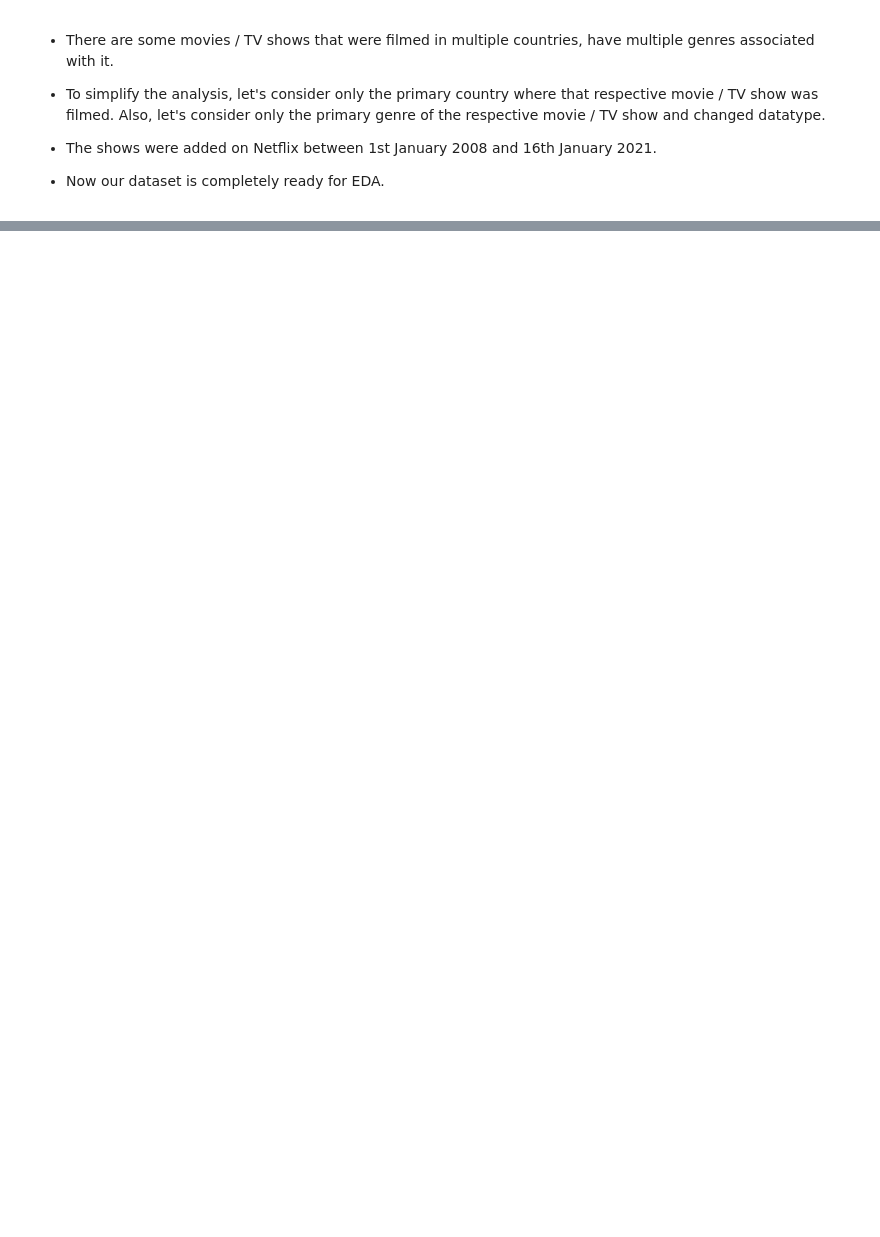
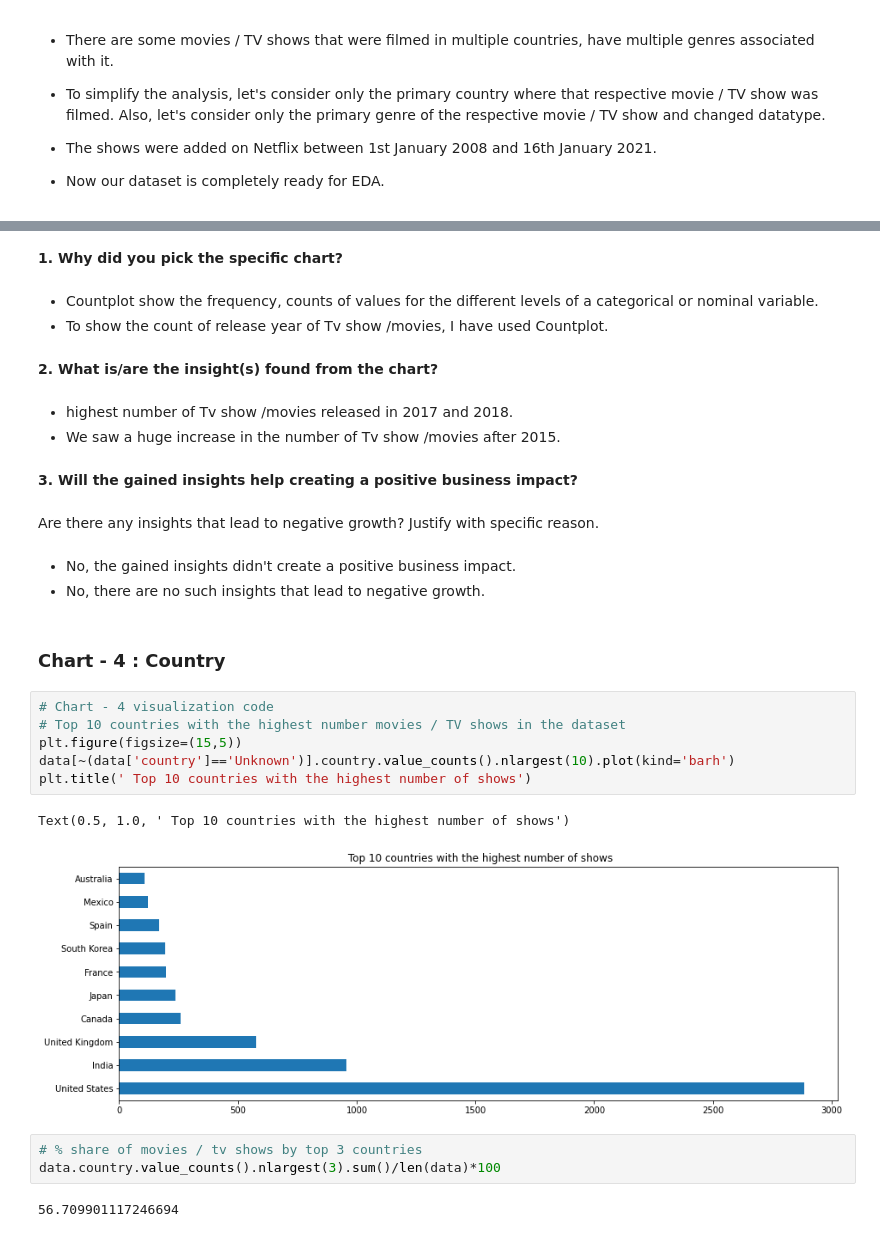
Before and after one commit to Sairindhrijena/Netflix-Movies-and-TV-Shows-Clustering, a Jupyter notebook: Netflix_Movies_and_TV_Shows_Clustering.ipynb, the cells around one changed output, grey strips where cells are left out. Cells and saved outputs as stored; diff of their text form; blank space fills up the shorter version.

```diff
--- a/Netflix_Movies_and_TV_Shows_Clustering.ipynb
+++ b/Netflix_Movies_and_TV_Shows_Clustering.ipynb
@@ -497,0 +578,39 @@ memory usage: 791.0+ KB
+# %% [markdown]
+**1. Why did you pick the specific chart?**
+# %% [markdown]
+
+
+*   Countplot show the frequency, counts of values for the different levels of a categorical or nominal variable.
+*  To show the count of release year of Tv show /movies, I have used Countplot.
+# %% [markdown]
+**2. What is/are the insight(s) found from the chart?**
+# %% [markdown]
+
+
+*   highest number of Tv show /movies released in 2017 and 2018.
+*   We saw a huge increase in the number of Tv show /movies after 2015.
+# %% [markdown]
+**3. Will the gained insights help creating a positive business impact?**
+# %% [markdown]
+Are there any insights that lead to negative growth? Justify with specific reason.
+# %% [markdown]
+
+
+*   No, the gained insights didn't create a positive business impact.
+*  No, there are no such insights that lead to negative growth.
+# %% [markdown]
+### **Chart - 4 : Country**
+# %%
+# Chart - 4 visualization code
+# Top 10 countries with the highest number movies / TV shows in the dataset
+plt.figure(figsize=(15,5))
+data[~(data['country']=='Unknown')].country.value_counts().nlargest(10).plot(kind='barh')
+plt.title(' Top 10 countries with the highest number of shows')
+# %% [output]
+Text(0.5, 1.0, ' Top 10 countries with the highest number of shows')
+[figure, added]
+# %%
+# % share of movies / tv shows by top 3 countries
+data.country.value_counts().nlargest(3).sum()/len(data)*100
+# %% [output]
+56.709901117246694
```
Also changed, not shown: parts of 130 cells of this notebook.
